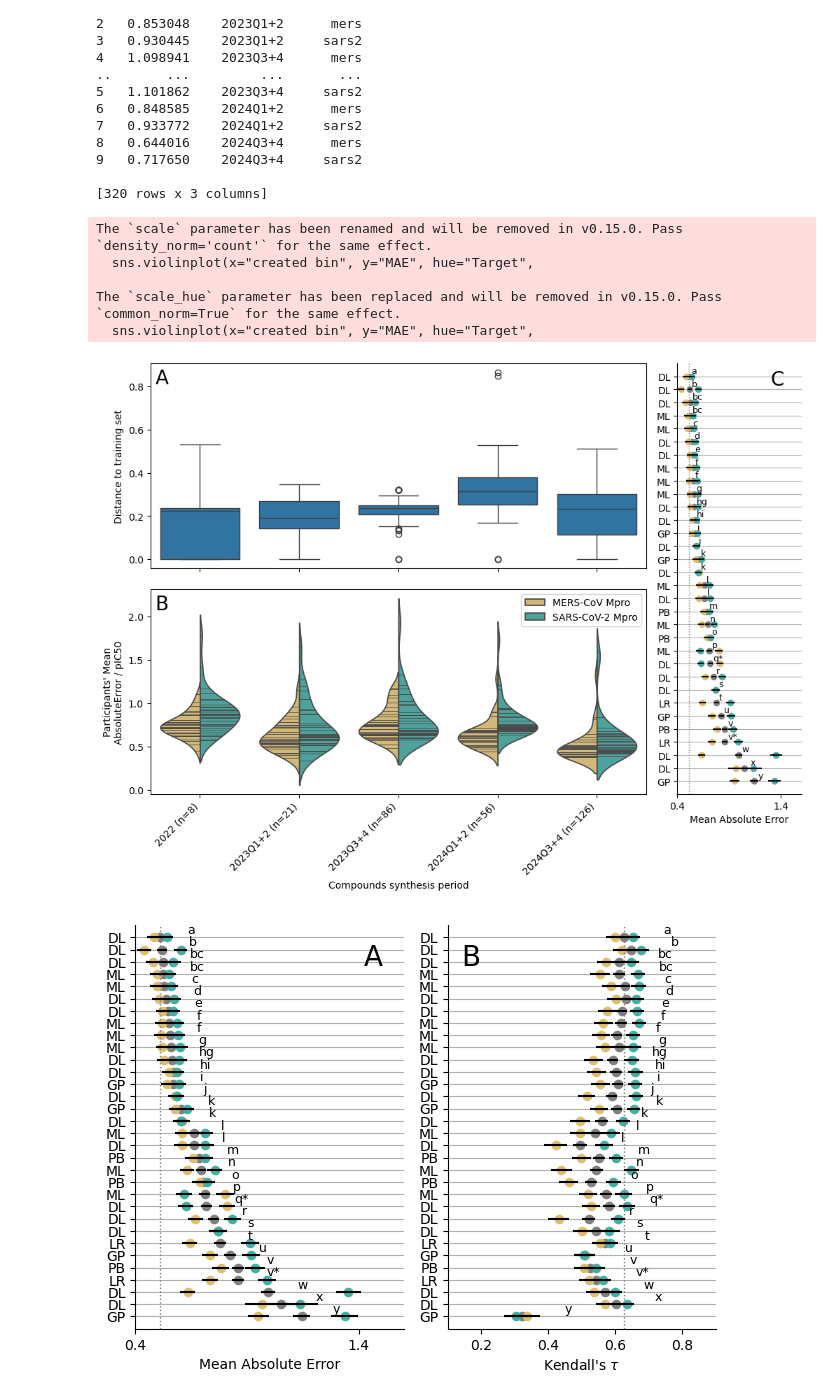
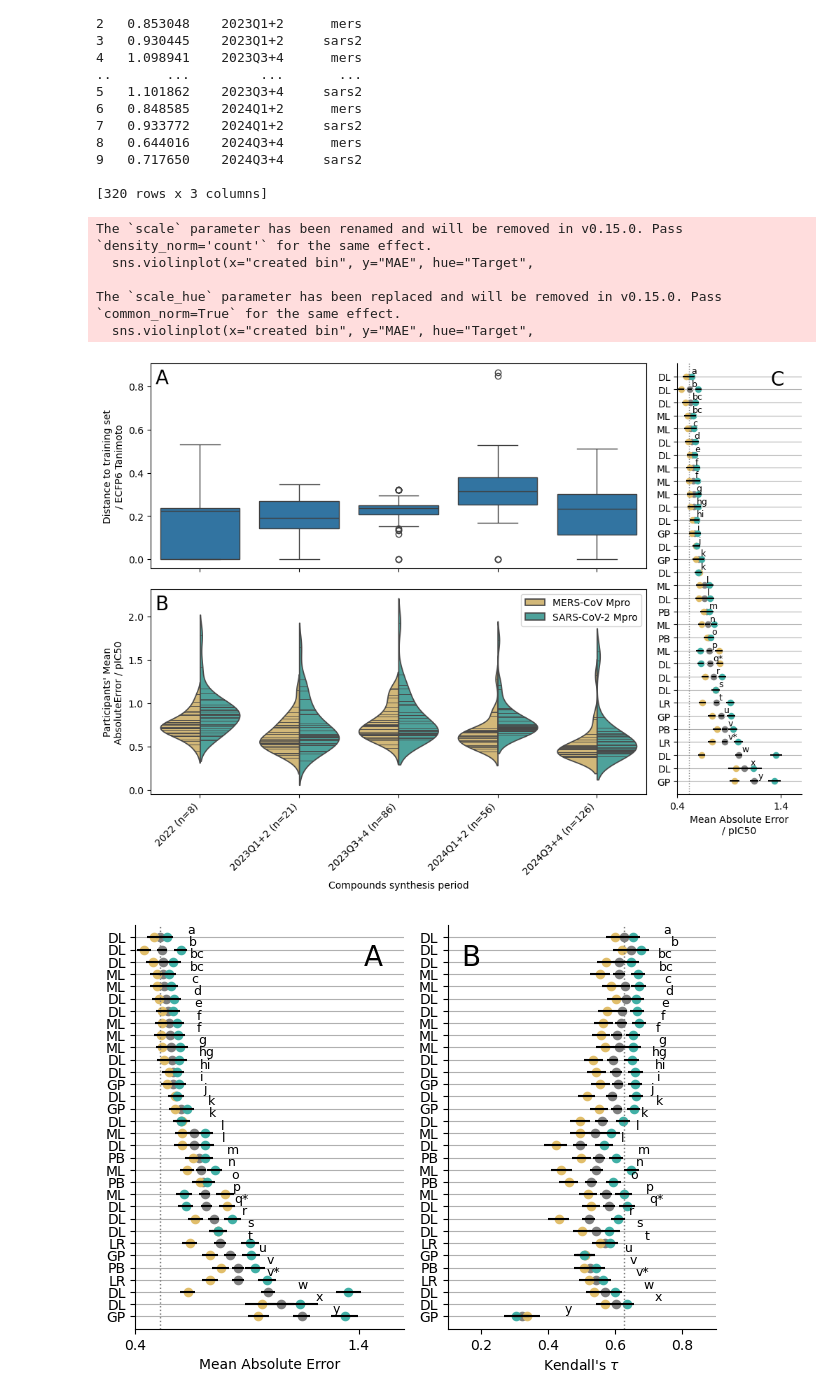
Before and after one commit to asapdiscovery/asap-blind-challenge-paper, a Jupyter notebook: fig4_potency_leaderboard/reproduce_figure/plot_potency_leaderboards.ipynb, the cells around one changed output. Cells and saved outputs as stored; diff of their text form; code cells hidden in the pictures.

```diff
--- a/fig4_potency_leaderboard/reproduce_figure/plot_potency_leaderboards.ipynb
+++ b/fig4_potency_leaderboard/reproduce_figure/plot_potency_leaderboards.ipynb
@@ -908,41 +908,41 @@ sns.boxplot(x="date", y="distance",
                     # scale_hue=False,
                     ax=ax0
                     )
-ax0.set_ylabel("Distance to training set")
+ax0.set_ylabel("Distance to training set\n/ ECFP6 Tanimoto")
 ax0.set_xlabel("")
 ax0.axes.xaxis.set_ticklabels([])
 # ax0.set_xticks([0, 1, 2, 3],
 #               [f"2023Q1+2 (n={n_2023_12})", f"2023Q3+4 (n={n_2023_34})", f"2024Q1+2 (n={n_2024_12})", f"2024Q3+4 (n={n_2024_34})"],
             #   rotation=0)
 
 ax_right.axvline(leaderboards["aggregated"].iloc[0]["mean_absolute_error_raw"], color='gray', linestyle=':', linewidth=1)
 ax_right.set_yticks(sars_tick_positions, sars_tick_labels)
 ax_right.set_ylim(-1, 32)
 ax_right.set_xlim((0.4, 1.6))
 ax_right.set_xticks(np.arange(0.4, 1.6))
-ax_right.set_xlabel("Mean Absolute Error")
+ax_right.set_xlabel("Mean Absolute Error\n/ pIC50")
 
 
 ax_right.yaxis.grid(True)
 
 ax_right.invert_yaxis()
 
 # add A/B/C notations to panels
 ax0.annotate("A", xy=(0.01, 0.9), xycoords="axes fraction", size=20)
 ax1.annotate("B", xy=(0.01, 0.9), xycoords="axes fraction", size=20)
 ax_right.annotate("C", xy=(0.75, 0.95), xycoords="axes fraction", size=20)
 
 sns.despine(ax=ax_right)
 plt.tight_layout()
 plt.savefig("potency_leaderboards_and_progressions.png", bbox_inches="tight", dpi=300)
 plt.show()
 # %% [output]
 The `scale` parameter has been renamed and will be removed in v0.15.0. Pass `density_norm='count'` for the same effect.
   sns.violinplot(x="created bin", y="MAE", hue="Target",
 
 The `scale_hue` parameter has been replaced and will be removed in v0.15.0. Pass `common_norm=True` for the same effect.
   sns.violinplot(x="created bin", y="MAE", hue="Target",
-[figure, old version]
+[figure, new version]
 # %%
 import matplotlib.pyplot as plt
 import matplotlib.gridspec as gridspec
```
Also changed, not shown: parts of 1 cell of this notebook, 4 other files.
